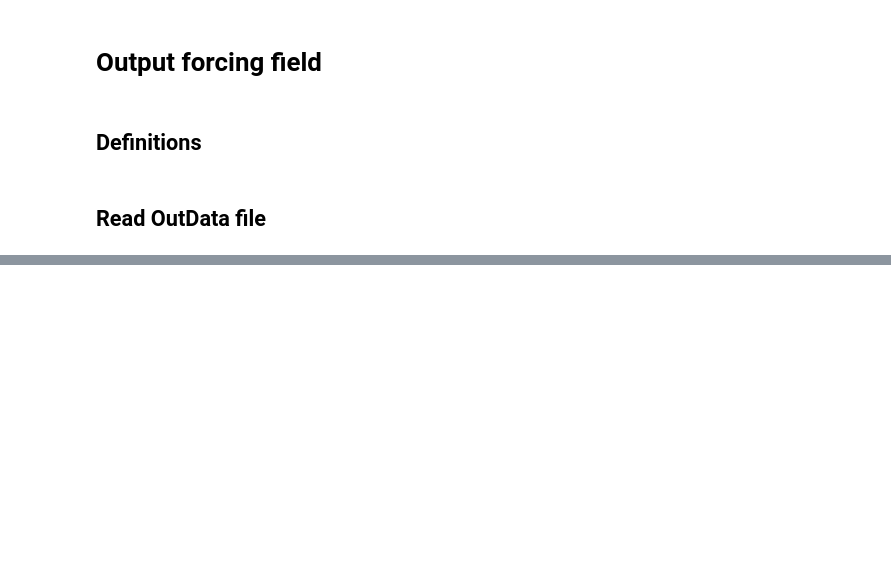
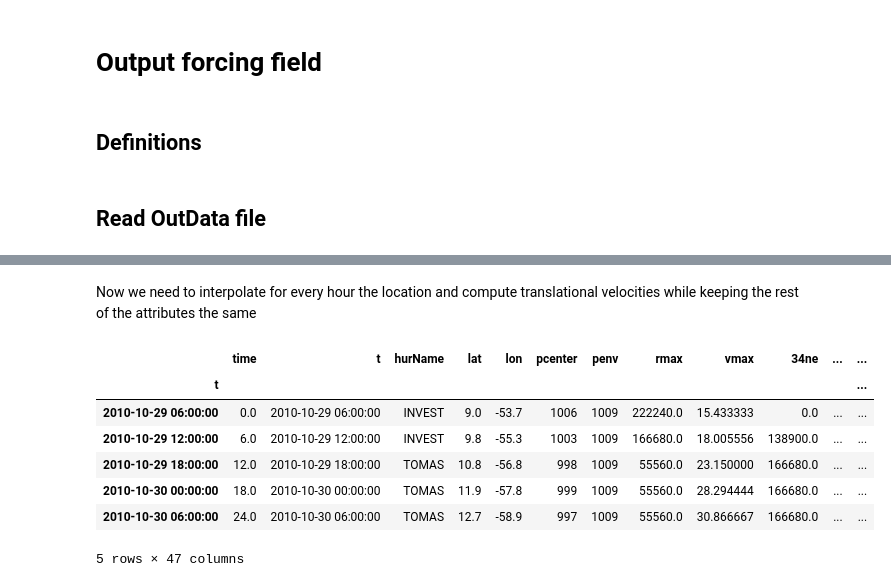
Before and after one commit to ec-jrc/pyStorms, a Jupyter notebook: Output.ipynb, the cells around one changed output, grey strips where cells are left out. Cells and saved outputs as stored; diff of their text form; code cells hidden in the pictures; blank space fills up the shorter version.

```diff
--- a/Output.ipynb
+++ b/Output.ipynb
@@ -23,0 +36,2 @@ tc=pd.read_csv('tmp/outData.txt',delimiter='\t')
+# %% [markdown]
+Now we need to interpolate for every hour the location and compute translational velocities while keeping the rest of the attributes the same
@@ -23,0 +42,11 @@ tc=pd.read_csv('tmp/outData.txt',delimiter='\t')
+# %%
+tc.head()
+# %% [output]
+|  | time | t | hurName | lat | lon | pcenter | penv | rmax | vmax | 34ne | ... | ... |
+| t |  |  |  |  |  |  |  |  |  |  |  | ... |
+| 2010-10-29 06:00:00 | 0.0 | 2010-10-29 06:00:00 | INVEST | 9.0 | -53.7 | 1006 | 1009 | 222240.0 | 15.433333 | 0.0 | ... | ... |
+| 2010-10-29 12:00:00 | 6.0 | 2010-10-29 12:00:00 | INVEST | 9.8 | -55.3 | 1003 | 1009 | 166680.0 | 18.005556 | 138900.0 | ... | ... |
+| 2010-10-29 18:00:00 | 12.0 | 2010-10-29 18:00:00 | TOMAS | 10.8 | -56.8 | 998 | 1009 | 55560.0 | 23.150000 | 166680.0 | ... | ... |
+| 2010-10-30 00:00:00 | 18.0 | 2010-10-30 00:00:00 | TOMAS | 11.9 | -57.8 | 999 | 1009 | 55560.0 | 28.294444 | 166680.0 | ... | ... |
+| 2010-10-30 06:00:00 | 24.0 | 2010-10-30 06:00:00 | TOMAS | 12.7 | -58.9 | 997 | 1009 | 55560.0 | 30.866667 | 166680.0 | ... | ... |
+5 rows × 47 columns
```
Also changed, not shown: parts of 9 cells of this notebook, 7 other files.
